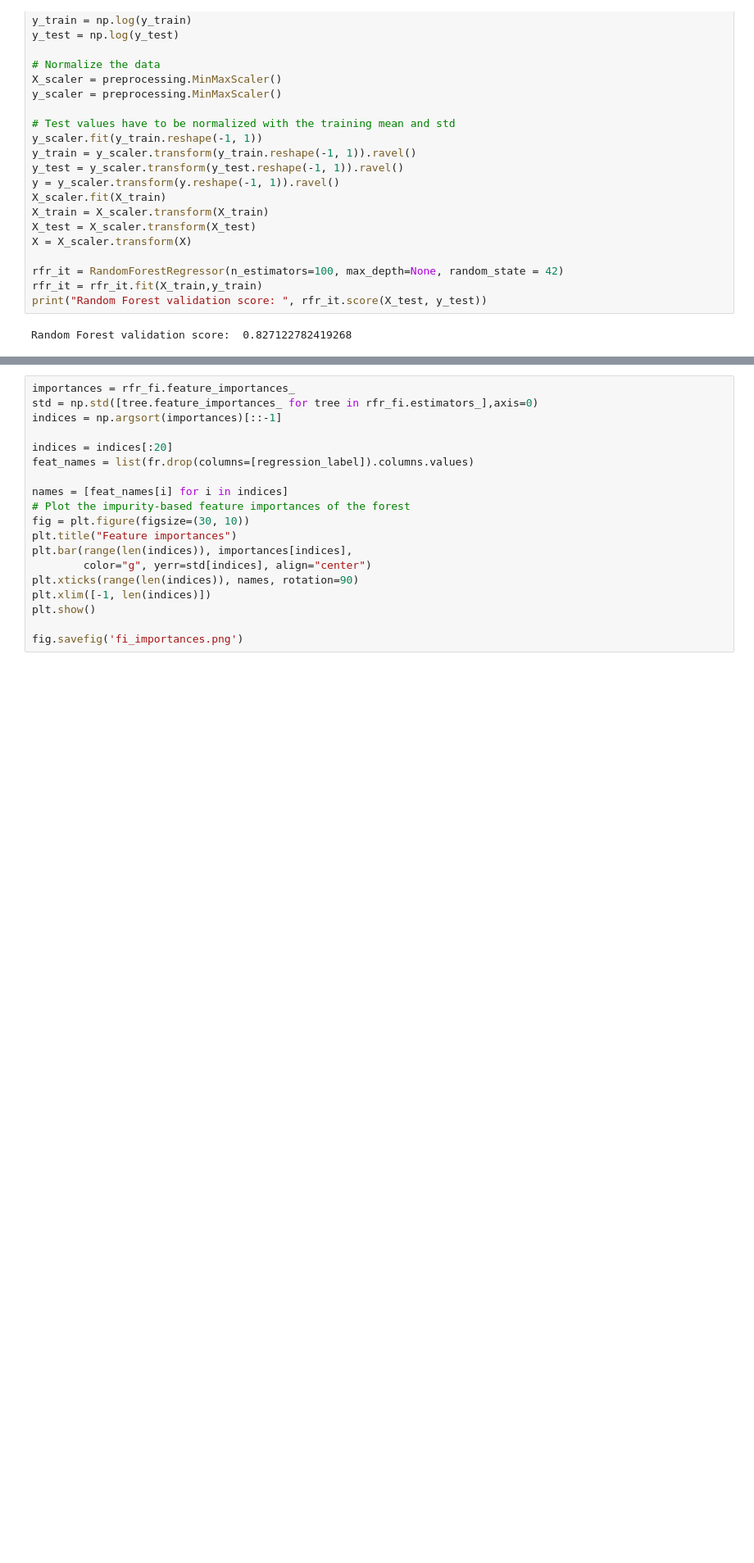
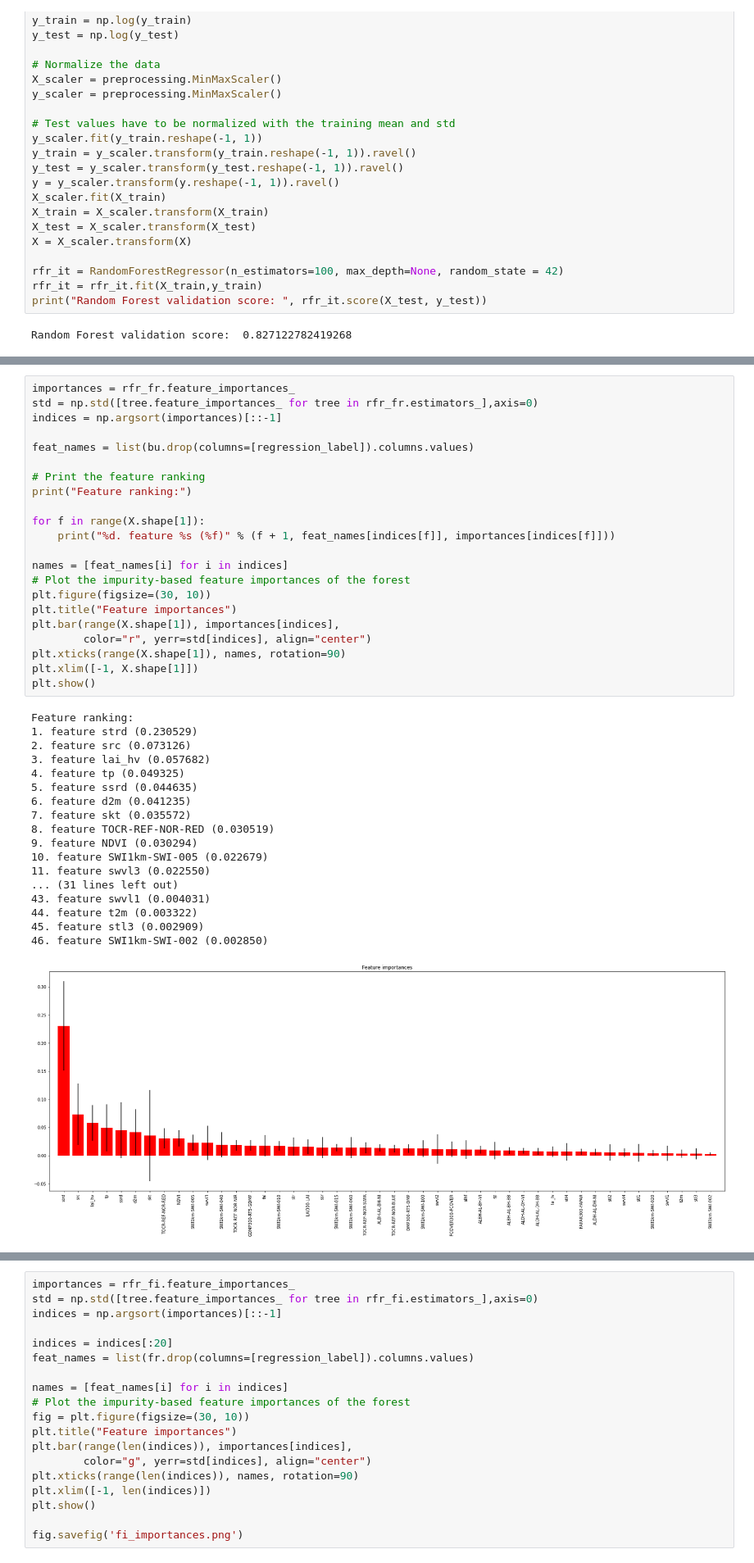
Before and after one commit to vincenzomadaghiele/Regression-of-biodiversity-indicators, a Jupyter notebook: TreeVisualization/Compare_importances.ipynb, the cells around one changed output, grey strips where cells are left out. Shown: that part at 82% size. Cells and saved outputs as stored; diff of their text form; blank space fills up the shorter version.

Commit message:
cleaning: feature importances

```diff
--- a/TreeVisualization/Compare_importances.ipynb
+++ b/TreeVisualization/Compare_importances.ipynb
@@ -234,0 +235,41 @@ Feature ranking:
+# %%
+importances = rfr_fr.feature_importances_
+std = np.std([tree.feature_importances_ for tree in rfr_fr.estimators_],axis=0)
+indices = np.argsort(importances)[::-1]
+
+feat_names = list(bu.drop(columns=[regression_label]).columns.values)
+
+# Print the feature ranking
+print("Feature ranking:")
+
+for f in range(X.shape[1]):
+    print("%d. feature %s (%f)" % (f + 1, feat_names[indices[f]], importances[indices[f]]))
+
+names = [feat_names[i] for i in indices]
+# Plot the impurity-based feature importances of the forest
+plt.figure(figsize=(30, 10))
+plt.title("Feature importances")
+plt.bar(range(X.shape[1]), importances[indices],
+        color="r", yerr=std[indices], align="center")
+plt.xticks(range(X.shape[1]), names, rotation=90)
+plt.xlim([-1, X.shape[1]])
+plt.show()
+# %% [output]
+Feature ranking:
+1. feature strd (0.230529)
+2. feature src (0.073126)
+3. feature lai_hv (0.057682)
+4. feature tp (0.049325)
+5. feature ssrd (0.044635)
+6. feature d2m (0.041235)
+7. feature skt (0.035572)
+8. feature TOCR-REF-NOR-RED (0.030519)
+9. feature NDVI (0.030294)
+10. feature SWI1km-SWI-005 (0.022679)
+11. feature swvl3 (0.022550)
+... (31 lines left out)
+43. feature swvl1 (0.004031)
+44. feature t2m (0.003322)
+45. feature stl3 (0.002909)
+46. feature SWI1km-SWI-002 (0.002850)
+[figure, added]
```
Also changed, not shown: parts of 6 cells of this notebook.
